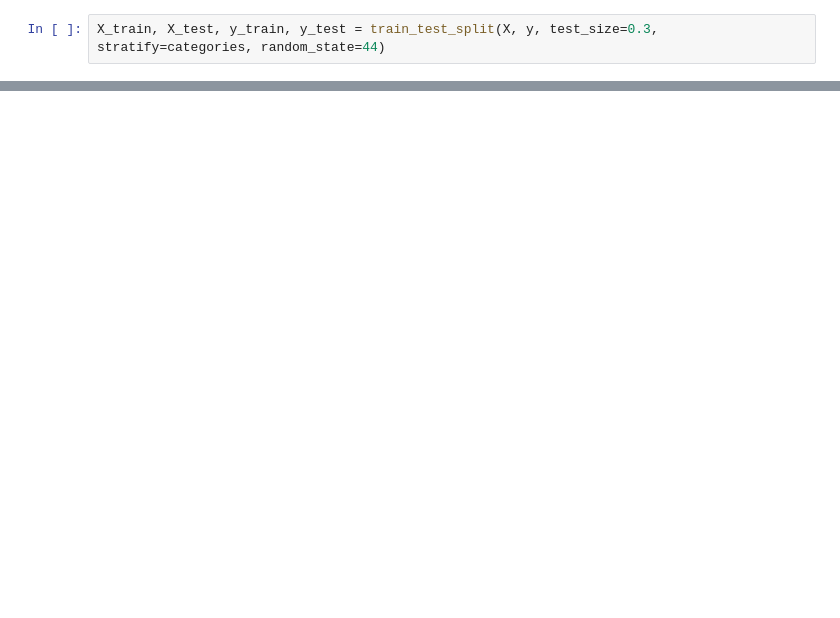
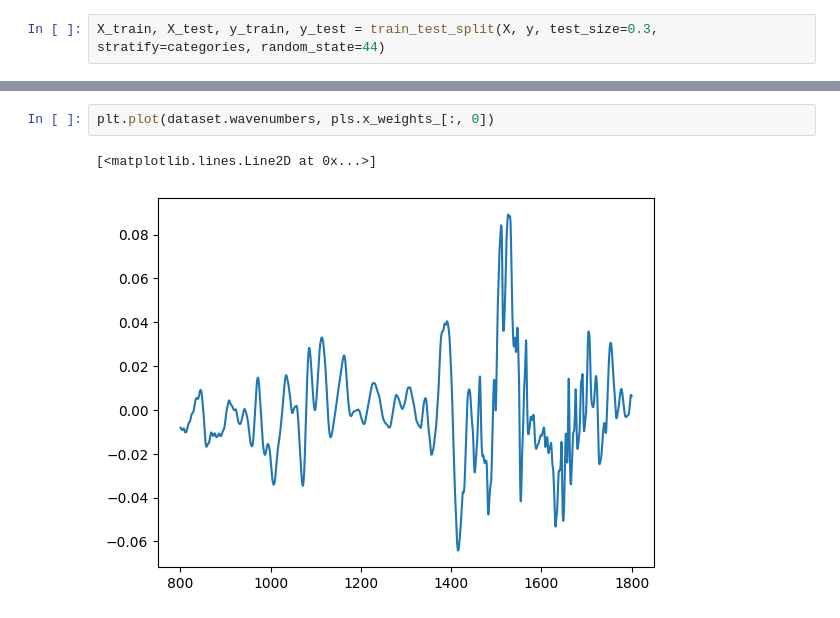
Before and after one commit to MelnychenkoM/ml_methods_hba1c, a Jupyter notebook: regression.ipynb, the cells around one changed output, grey strips where cells are left out. Cells and saved outputs as stored; diff of their text form; blank space fills up the shorter version.

```diff
--- a/regression.ipynb
+++ b/regression.ipynb
@@ -70,0 +85,5 @@ plot_number_components(X_train, y_train, number_range=(1, 20), cv=5)
+# %%
+plt.plot(dataset.wavenumbers, pls.x_weights_[:, 0])
+# %% [output]
+[<matplotlib.lines.Line2D at 0x...>]
+[figure, added]
```
Also changed, not shown: parts of 9 cells of this notebook, 4 other files.
